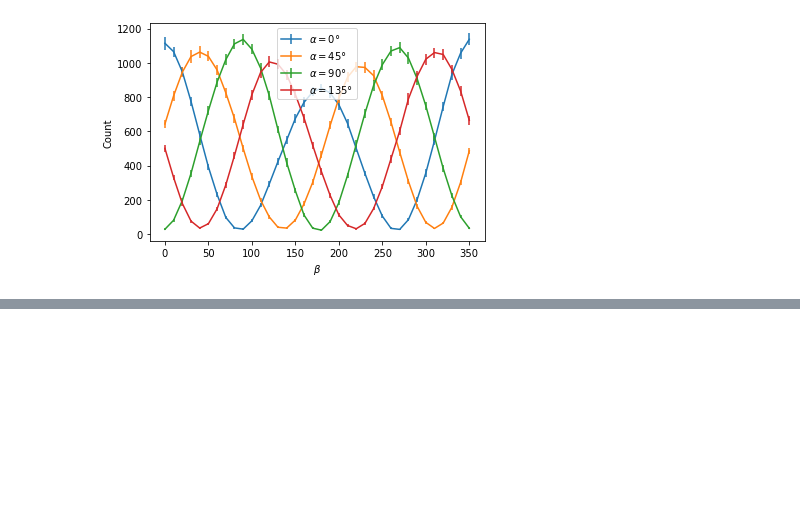
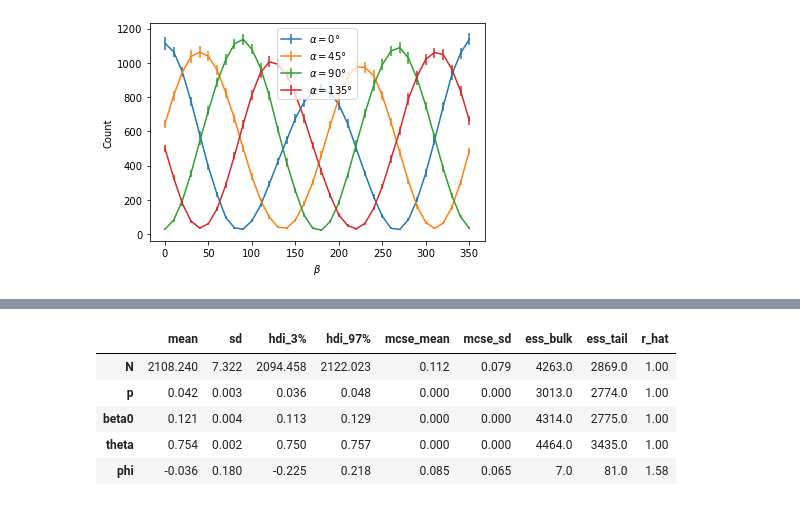
Before and after one commit to SoumendraRoy/Grad_Lab_SBU, a Jupyter notebook: Entanglement/Notebooks/Entanglement.ipynb, the cells around one changed output, grey strips where cells are left out. Drawn from its saved outputs; the diff is of its cells as text; code cells hidden in the pictures; blank space fills up the shorter version.

```diff
--- a/Entanglement/Notebooks/Entanglement.ipynb
+++ b/Entanglement/Notebooks/Entanglement.ipynb
@@ -76,0 +123,12 @@ plt.legend()
+# %%
+with model:
+    summary = az.summary(trace, var_names=['N', 'p', 'beta0', 'theta', 'phi'])
+# %%
+display(summary)
+# %% [output]
+|  | mean | sd | hdi_3% | hdi_97% | mcse_mean | mcse_sd | ess_bulk | ess_tail | r_hat |
+| N | 2108.240 | 7.322 | 2094.458 | 2122.023 | 0.112 | 0.079 | 4263.0 | 2869.0 | 1.00 |
+| p | 0.042 | 0.003 | 0.036 | 0.048 | 0.000 | 0.000 | 3013.0 | 2774.0 | 1.00 |
+| beta0 | 0.121 | 0.004 | 0.113 | 0.129 | 0.000 | 0.000 | 4314.0 | 2775.0 | 1.00 |
+| theta | 0.754 | 0.002 | 0.750 | 0.757 | 0.000 | 0.000 | 4464.0 | 3435.0 | 1.00 |
+| phi | -0.036 | 0.180 | -0.225 | 0.218 | 0.085 | 0.065 | 7.0 | 81.0 | 1.58 |
```
Also changed, not shown: parts of 8 cells of this notebook, 1 other file.
